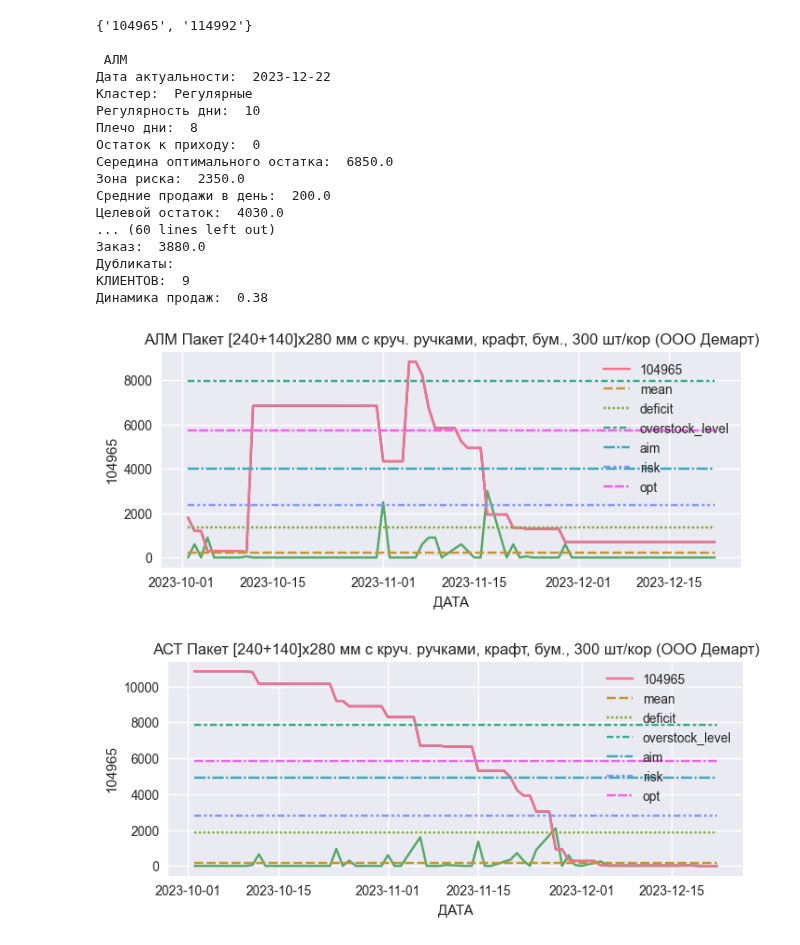
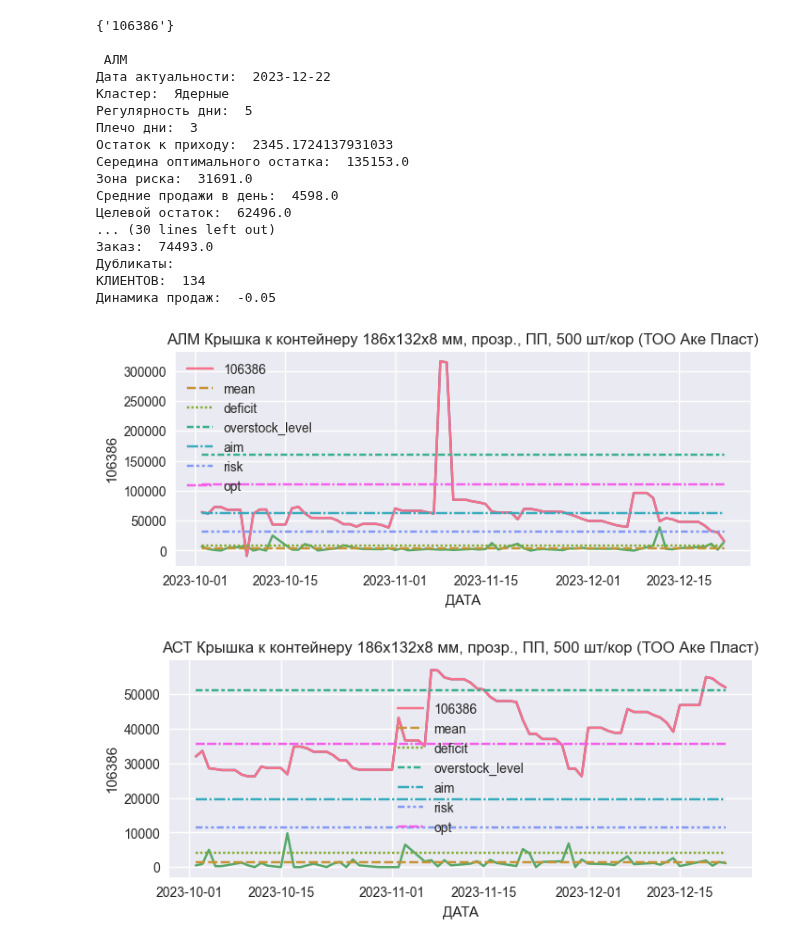
Before and after one commit to killri/ASIA-STOCKS, a Jupyter notebook: visualisation.ipynb, the cells around one changed output. Saved outputs shown, nothing was run; the diff lists cells and outputs as text; code cells hidden in the pictures.

```diff
--- a/visualisation.ipynb
+++ b/visualisation.ipynb
@@ -28,18 +28,23 @@ stocks_alm.index = stocks_alm['ДАТА']
 stocks_ast.index = stocks_ast['ДАТА']
 stocks_smt.index = stocks_smt['ДАТА']
 # %%
-suppliers = pd.read_excel('ПАРАМЕТРЫ ПОСТАВЩИКОВ.xlsx')
+suppliers = pd.read_excel('ПАРАМЕТРЫ ПОСТАВЩИКОВ 2.xlsx') #
 
 suppliers['ПОСТАВЩИК'] = suppliers['ПОСТАВЩИК'].apply(lambda x: x[:15])
+
+supp_alm = suppliers[suppliers['ФИЛИАЛ'] == 'АЛМ'].drop('ФИЛИАЛ', axis=1) #
+supp_ast = suppliers[suppliers['ФИЛИАЛ'] == 'АСТ'].drop('ФИЛИАЛ', axis=1) #
+supp_smt = suppliers[suppliers['ФИЛИАЛ'] == 'ШМТ'].drop('ФИЛИАЛ', axis=1) #
 # %%
 sales = [sales_alm, sales_ast, sales_smt]
 stocks = [stocks_alm, stocks_ast, stocks_smt]
 stats = [stats_alm, stats_ast, stats_smt]
+supp_table = [supp_alm,supp_ast,supp_smt] #
 # %%
 for i in range(3):
     stats[i] = stats[i].fillna({'ДУБЛИКАТЫ':""})
 # %%
-art =114992
+art =106386
 
 
 art_set = set()
@@ -74,8 +79,9 @@ d = {0:'АЛМ', 1: 'АСТ', 2: 'ШМТ'}
 for art in art_list:
     for i in range(3):
 
-        regularity_days = 10
-        transport_days = 8
+        regularity_days = supp_table[i][supp_table[i]['ПОСТАВЩИК'] == 'По умолчанию']['РЕГУЛЯРНОСТЬ ДНИ'].iloc[0]  #
+        transport_days = supp_table[i][supp_table[i]['ПОСТАВЩИК'] == 'По умолчанию']['ПЛЕЧО ДНИ'].iloc[0]  #
+        suppliers = supp_table[i]
 
         if stats[i][stats[i]['АРТИКУЛ'] == art].shape[0]>0:
             supplier = stats[i][stats[i]['АРТИКУЛ'] == art]['ПОСТАВЩИК'].iloc[0]
@@ -113,45 +119,45 @@ for art in art_list:
             print('КЛИЕНТОВ: ',stats[i][stats[i]['АРТИКУЛ']==art]['КЛИЕНТОВ'].iloc[0])
             print('Динамика продаж: ',stats[i][stats[i]['АРТИКУЛ'] == art]['sales_sym'].iloc[0].round(2))
 
 
             fig, ax = plt.subplots(1,1, figsize = [8,3])
             sns.lineplot(stocks[i][art].T, ax=ax)
 
             if art in list(sales[i].columns):
                 sns.lineplot(sales[i][art].T, ax=ax)
             line = pd.DataFrame(stocks[i][art].T.copy())
 
             if art in list(sales[i].columns):
                 std_level = (mean_level + 3*sales[i].describe().T.loc[art]['std'])
             else:
                 std_level = 0
 
             line['mean'] = mean_level
             line['deficit'] = deficit_level
             line['overstock_level'] = stats[i][stats[i]['АРТИКУЛ']== art]['overstock_level'].iloc[0]
             line['aim'] = aim_stock
             line['risk'] = risk_zone_level
             line['opt'] = optimum_zone_level
             ax.set_title(d[i] +' '+art_name)
 
             sns.lineplot(line, ax=ax)
 # %% [output]
-{'104965', '114992'}
+{'106386'}
 
  АЛМ
 Дата актуальности:  2023-12-22
-Кластер:  Регулярные
-Регулярность дни:  10
-Плечо дни:  8
-Остаток к приходу:  0
-Середина оптимального остатка:  6850.0
-Зона риска:  2350.0
-Cредние продажи в день:  200.0
-Целевой остаток:  4030.0
-... (60 lines left out)
-Заказ:  3880.0
+Кластер:  Ядерные
+Регулярность дни:  5
+Плечо дни:  3
+Остаток к приходу:  2345.1724137931033
+Середина оптимального остатка:  135153.0
+Зона риска:  31691.0
+Cредние продажи в день:  4598.0
+Целевой остаток:  62496.0
+... (30 lines left out)
+Заказ:  74493.0
 Дубликаты:
-КЛИЕНТОВ:  9
-Динамика продаж:  0.38
+КЛИЕНТОВ:  134
+Динамика продаж:  -0.05
-[figure, old version]
+[figure, new version]
-[figure, old version]
+[figure, new version]
```
Also changed, not shown: parts of 1 cell of this notebook, 18 other files.
